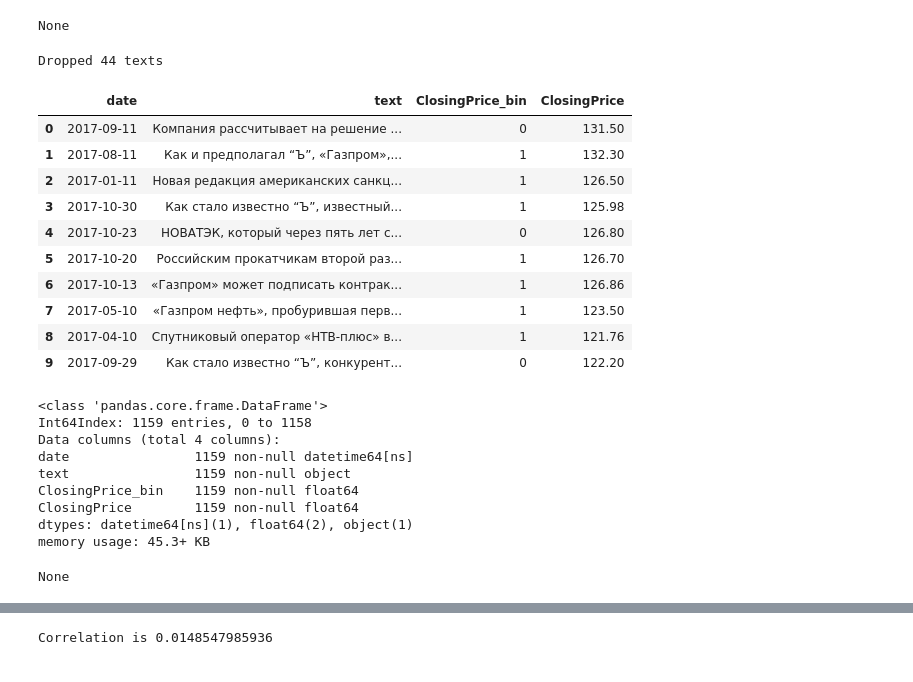
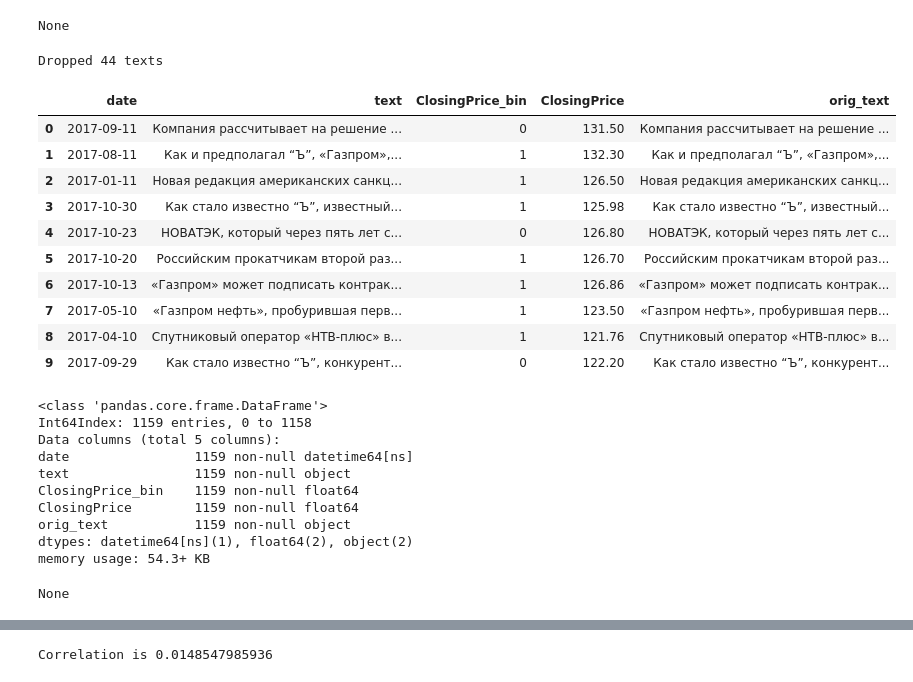
Before and after one commit to Sheph/Netology, a Jupyter notebook: 11/main.ipynb, the cells around one changed output, grey strips where cells are left out. Drawn from its saved outputs; the diff is of its cells as text; code cells hidden in the pictures.

```diff
--- a/11/main.ipynb
+++ b/11/main.ipynb
@@ -60,63 +60,66 @@ dtypes: datetime64[ns](1), float64(4), int64(1)
 memory usage: 108.7 KB
 None
 # %%
-# First, let's compare closing prices and set ClosingPrice_bin flag
-# Note than we want to check as much as 3 days back because of holidays,
-# i.e. monday news might influence the price, but last measurement comes from
-# friday, not sunday
-
+### SKIP THIS comment block, approach with 'Open' below works better
+## First, let's compare closing prices and set ClosingPrice_bin flag
+## Note than we want to check as much as 3 days back because of holidays,
+## i.e. monday news might influence the price, but last measurement comes from
+## friday, not sunday
 #df_res = df_texts.copy()
 #for row in df_res.itertuples():
 #    p2 = df_prices[df_prices['Date'] == row.date]
 #    if not len(p2):
 #        continue
 #    p1 = df_prices[df_prices['Date'] == (row.date - pd.DateOffset(1))]
 #    if not len(p1):
 #        p1 = df_prices[df_prices['Date'] == (row.date - pd.DateOffset(2))]
 #    if not len(p1):
 #        p1 = df_prices[df_prices['Date'] == (row.date - pd.DateOffset(3))]
 #    if not len(p1):
 #        continue
 #    diff = float(p2.iloc[0]['ClosingPrice']) - float(p1.iloc[0]['ClosingPrice'])
 #    df_res.loc[row.Index, 'ClosingPrice_bin'] = 1 if diff >= 0 else 0
 #    df_res.loc[row.Index, 'ClosingPrice'] = p2.iloc[0]['ClosingPrice']
 
+# First, let's compare prices and set ClosingPrice_bin flag
 df_res = df_texts.copy()
 for row in df_res.itertuples():
     p = df_prices[df_prices['Date'] == row.date]
     if not len(p):
         continue
     diff = float(p.iloc[0]['ClosingPrice']) - float(p.iloc[0]['Open'])
     df_res.loc[row.Index, 'ClosingPrice_bin'] = 1 if diff >= 0 else 0
     df_res.loc[row.Index, 'ClosingPrice'] = p.iloc[0]['ClosingPrice']
+    df_res['orig_text'] = df_res['text']
 
 df_res.dropna(inplace = True)
 df_res.reset_index(inplace = True, drop = True)
 print("Dropped", len(df_texts) - len(df_res), "texts")
 display(df_res.head(10))
 display(df_res.info())
 # %% [output]
 Dropped 44 texts
-|  | date | text | ClosingPrice_bin | ClosingPrice |
-| 0 | 2017-09-11 | Компания рассчитывает на решение ... | 0 | 131.50 |
-| 1 | 2017-08-11 | Как и предполагал “Ъ”, «Газпром»,... | 1 | 132.30 |
-| 2 | 2017-01-11 | Новая редакция американских санкц... | 1 | 126.50 |
-| 3 | 2017-10-30 | Как стало известно “Ъ”, известный... | 1 | 125.98 |
-| 4 | 2017-10-23 | НОВАТЭК, который через пять лет с... | 0 | 126.80 |
-| 5 | 2017-10-20 | Российским прокатчикам второй раз... | 1 | 126.70 |
-| 6 | 2017-10-13 | «Газпром» может подписать контрак... | 1 | 126.86 |
-| 7 | 2017-05-10 | «Газпром нефть», пробурившая перв... | 1 | 123.50 |
-| 8 | 2017-04-10 | Спутниковый оператор «НТВ-плюс» в... | 1 | 121.76 |
-| 9 | 2017-09-29 | Как стало известно “Ъ”, конкурент... | 0 | 122.20 |
+|  | date | text | ClosingPrice_bin | ClosingPrice | orig_text |
+| 0 | 2017-09-11 | Компания рассчитывает на решение ... | 0 | 131.50 | Компания рассчитывает на решение ... |
+| 1 | 2017-08-11 | Как и предполагал “Ъ”, «Газпром»,... | 1 | 132.30 | Как и предполагал “Ъ”, «Газпром»,... |
+| 2 | 2017-01-11 | Новая редакция американских санкц... | 1 | 126.50 | Новая редакция американских санкц... |
+| 3 | 2017-10-30 | Как стало известно “Ъ”, известный... | 1 | 125.98 | Как стало известно “Ъ”, известный... |
+| 4 | 2017-10-23 | НОВАТЭК, который через пять лет с... | 0 | 126.80 | НОВАТЭК, который через пять лет с... |
+| 5 | 2017-10-20 | Российским прокатчикам второй раз... | 1 | 126.70 | Российским прокатчикам второй раз... |
+| 6 | 2017-10-13 | «Газпром» может подписать контрак... | 1 | 126.86 | «Газпром» может подписать контрак... |
+| 7 | 2017-05-10 | «Газпром нефть», пробурившая перв... | 1 | 123.50 | «Газпром нефть», пробурившая перв... |
+| 8 | 2017-04-10 | Спутниковый оператор «НТВ-плюс» в... | 1 | 121.76 | Спутниковый оператор «НТВ-плюс» в... |
+| 9 | 2017-09-29 | Как стало известно “Ъ”, конкурент... | 0 | 122.20 | Как стало известно “Ъ”, конкурент... |
 <class 'pandas.core.frame.DataFrame'>
 Int64Index: 1159 entries, 0 to 1158
-Data columns (total 4 columns):
+Data columns (total 5 columns):
 date                1159 non-null datetime64[ns]
 text                1159 non-null object
 ClosingPrice_bin    1159 non-null float64
 ClosingPrice        1159 non-null float64
-dtypes: datetime64[ns](1), float64(2), object(1)
-memory usage: 45.3+ KB
+orig_text           1159 non-null object
+dtypes: datetime64[ns](1), float64(2), object(2)
+memory usage: 54.3+ KB
 None
 # %%
 # Let's make some preprocessing
```
Also changed, not shown: parts of 7 cells of this notebook.
